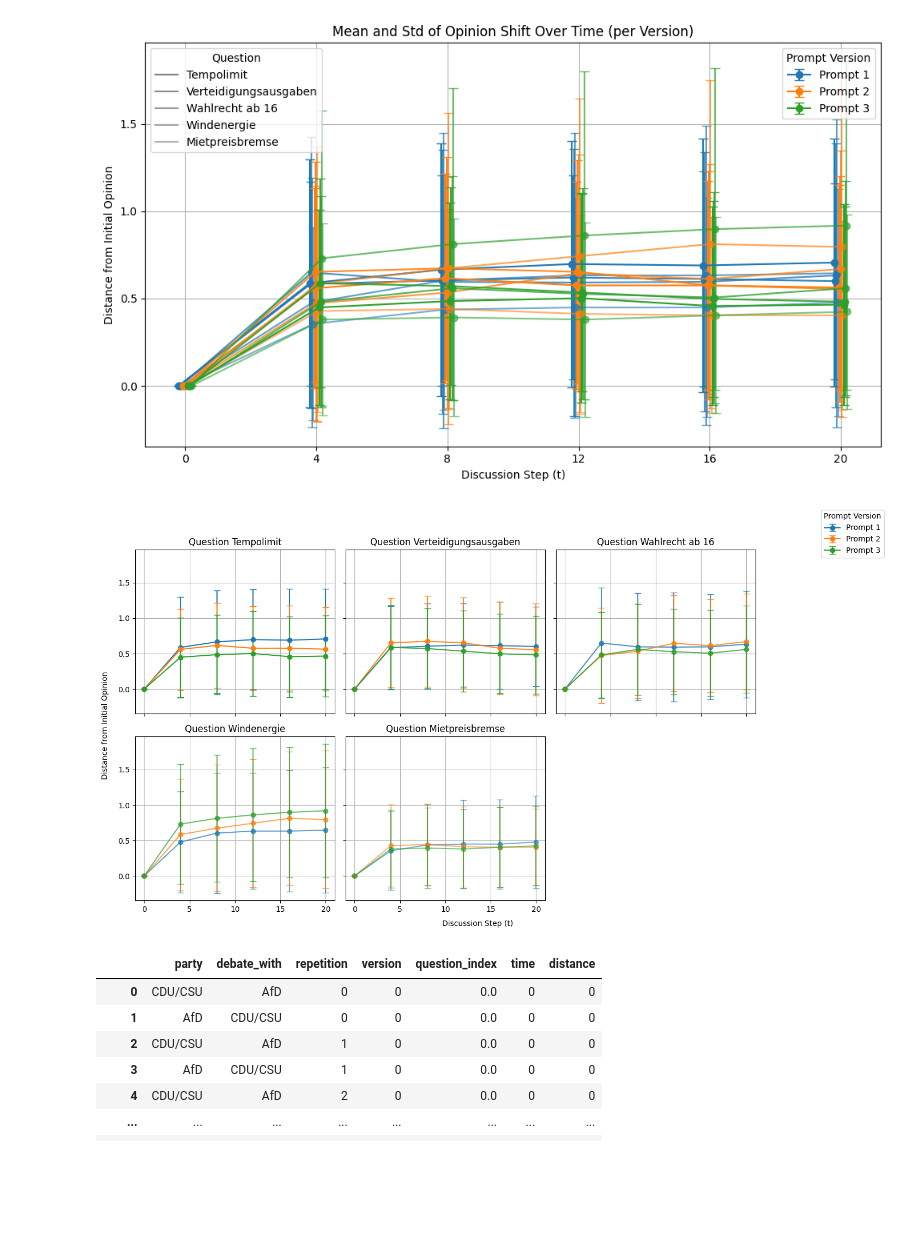
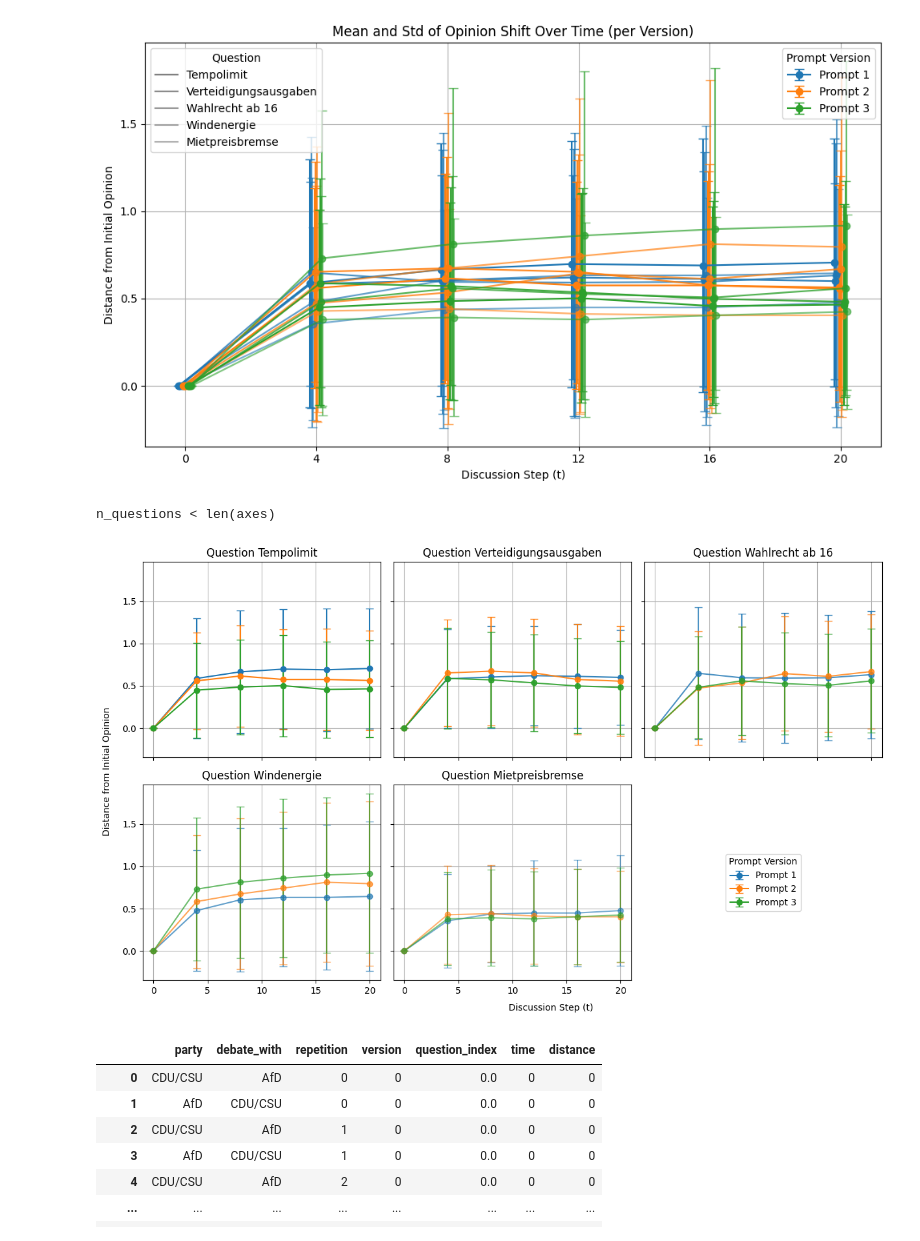
Before and after one commit to LawrenceFulton/SAUCE, a Jupyter notebook: analyze/lmm.ipynb, the cells around one changed output. Cells and saved outputs as stored; diff of their text form; code cells hidden in the pictures; blank space fills up the shorter version.

```diff
--- a/analyze/lmm.ipynb
+++ b/analyze/lmm.ipynb
@@ -320,9 +332,9 @@ Plotting question index 4
 [figure]
 # %%
 prompt_labels = {
-    0: "Prompt 0",
-    1: "Prompt 1",
-    2: "Prompt 2"
+    0: "Prompt 1",
+    1: "Prompt 2",
+    2: "Prompt 3"
 }
 
 for question in plot_df["question_index"].unique():
@@ -406,8 +393,8 @@ For each question:
 # %%
 prompt_labels = {
-    0: "Prompt 0",
-    1: "Prompt 1",
-    2: "Prompt 2"
+    0: "Prompt 1",
+    1: "Prompt 2",
+    2: "Prompt 3"
 }
 
 for question in plot_df["question_index"].unique():
@@ -946,43 +1185,55 @@ for ax, question_index in zip(axes, bla["question_index"].unique()):
 
         x_vals = [int(tp[1:]) if tp != "d0" else 0 for tp in timepoints]
 
         line = ax.errorbar(
             x_vals,
             means,
             yerr=stds,
             marker="o",
             capsize=4,
             label=f"Prompt {i+1}",
             color=colors[i],
             alpha=opaqueness[int(question_index) % len(opaqueness)],
         )
 
         if question_index == 0:  # only collect handles once
             prompt_handles.append(line)
 
     ax.set_title(f"Question {QUESTIONS_SHORT[int(question_index)]}")
     ax.grid(True)
 
-# Hide unused subplot if fewer than 6
-for ax in axes[num_questions:]:
-    ax.set_visible(False)
 
 # Shared labels
 fig.text(0.5, 0.04, "Discussion Step (t)", ha="center")
 fig.text(0.04, 0.5, "Distance from Initial Opinion", va="center", rotation="vertical")
 
+
+
+if n_questions < len(axes):
+    print("n_questions < len(axes)")
+    legend_ax = axes[n_questions]
+    legend_ax.axis("off")  # hide axis
+    handles, labels = axes[0].get_legend_handles_labels()
+    legend_ax.legend(handles, labels, title="Prompt Version", loc="center")
+
+# Hide unused subplot if fewer than 6
+for ax in axes[num_questions+1:]:
+    ax.set_visible(False)
+
+
 # Shared legend: Prompt Versions
-fig.legend(
-    prompt_handles,
-    [f"Prompt {i+1}" for i in range(len(prompt_versions))],
-    title="Prompt Version",
-    loc="upper right"
-)
+# fig.legend(
+#     prompt_handles,
+#     [f"Prompt {i+1}" for i in range(len(prompt_versions))],
+#     title="Prompt Version",
+#     loc="upper right"
+# )
 
 plt.tight_layout(rect=[0.05, 0.05, 0.85, 0.95])
 plt.show()
 # %% [output]
+n_questions < len(axes)
-[figure, old version]
+[figure, new version]
 # %%
 # flatten the data so instead of having d0, d4, d8, d12, d16, d20 as columns, we have a single column for distance and a column for time
 xx = []
```
Also changed, not shown: parts of 8 cells of this notebook.
